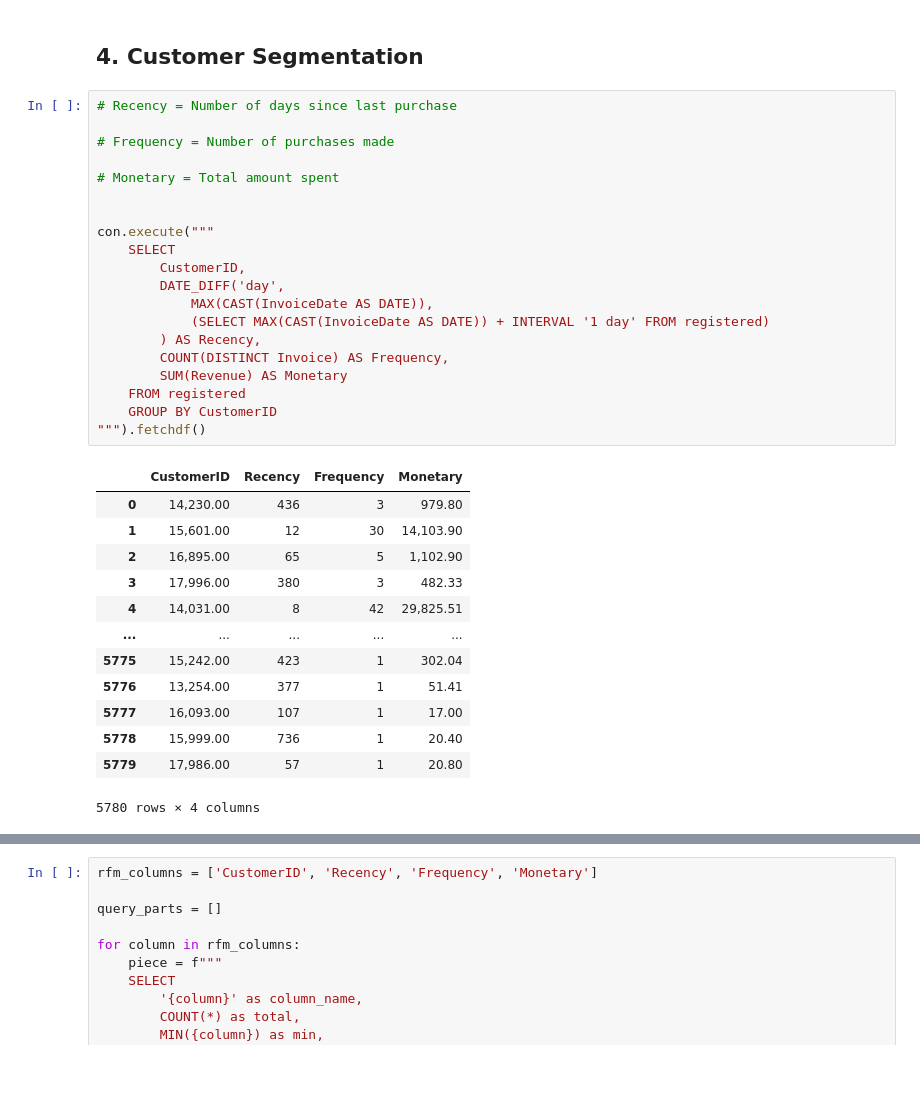
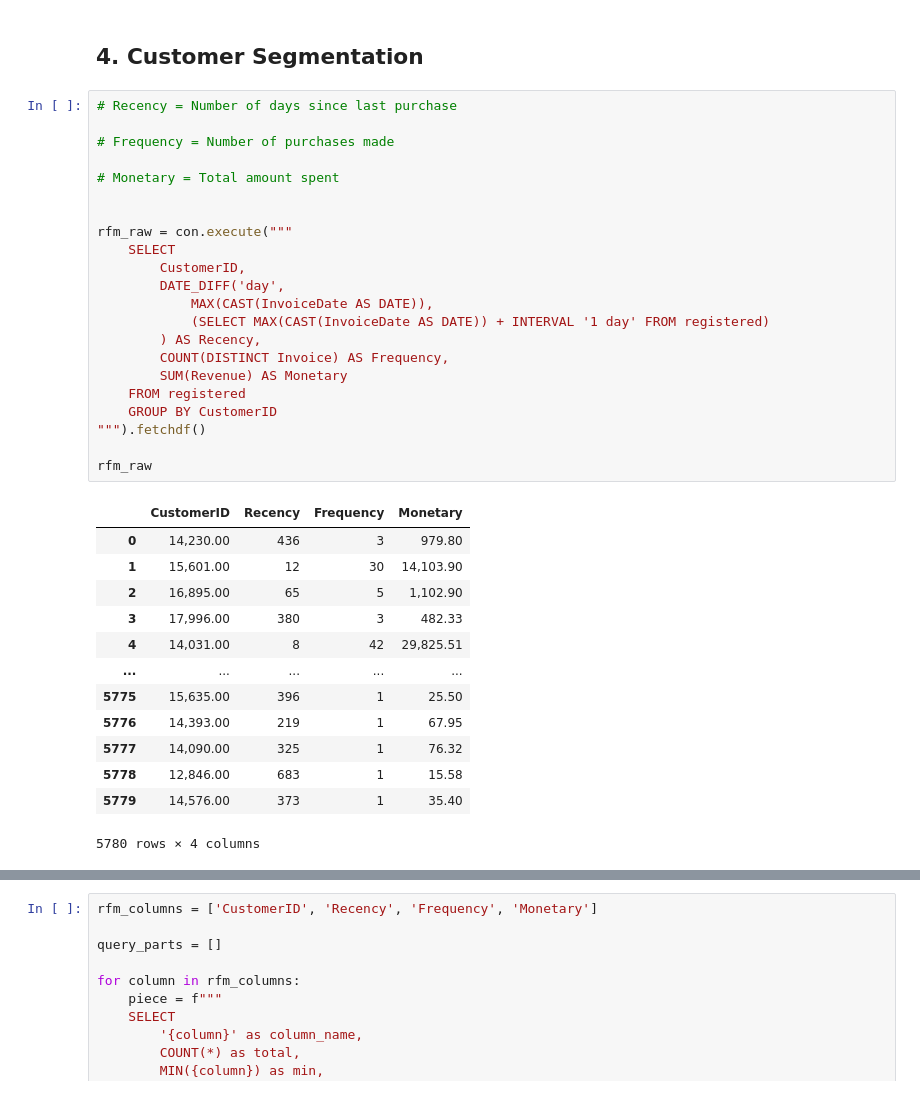
Before and after one commit to Hahm7/online_retail_analysis, a Jupyter notebook: notebooks/analysis.ipynb, the cells around one changed output, grey strips where cells are left out. Cells and saved outputs as stored; diff of their text form.

```diff
--- a/notebooks/analysis.ipynb
+++ b/notebooks/analysis.ipynb
@@ -140,34 +140,36 @@ totals
 # %%
 # Recency = Number of days since last purchase
 
 # Frequency = Number of purchases made
 
 # Monetary = Total amount spent
 
 
-con.execute("""
+rfm_raw = con.execute("""
     SELECT
         CustomerID,
         DATE_DIFF('day',
             MAX(CAST(InvoiceDate AS DATE)),
             (SELECT MAX(CAST(InvoiceDate AS DATE)) + INTERVAL '1 day' FROM registered)
         ) AS Recency,
         COUNT(DISTINCT Invoice) AS Frequency,
         SUM(Revenue) AS Monetary
     FROM registered
     GROUP BY CustomerID
 """).fetchdf()
+
+rfm_raw
 # %% [output]
 |  | CustomerID | Recency | Frequency | Monetary |
 | 0 | 14,230.00 | 436 | 3 | 979.80 |
 | 1 | 15,601.00 | 12 | 30 | 14,103.90 |
 | 2 | 16,895.00 | 65 | 5 | 1,102.90 |
 | 3 | 17,996.00 | 380 | 3 | 482.33 |
 | 4 | 14,031.00 | 8 | 42 | 29,825.51 |
 | ... | ... | ... | ... | ... |
-| 5775 | 15,242.00 | 423 | 1 | 302.04 |
-| 5776 | 13,254.00 | 377 | 1 | 51.41 |
-| 5777 | 16,093.00 | 107 | 1 | 17.00 |
-| 5778 | 15,999.00 | 736 | 1 | 20.40 |
-| 5779 | 17,986.00 | 57 | 1 | 20.80 |
+| 5775 | 15,635.00 | 396 | 1 | 25.50 |
+| 5776 | 14,393.00 | 219 | 1 | 67.95 |
+| 5777 | 14,090.00 | 325 | 1 | 76.32 |
+| 5778 | 12,846.00 | 683 | 1 | 15.58 |
+| 5779 | 14,576.00 | 373 | 1 | 35.40 |
 5780 rows × 4 columns
```
Also changed, not shown: parts of 14 cells of this notebook, 2 other files.
